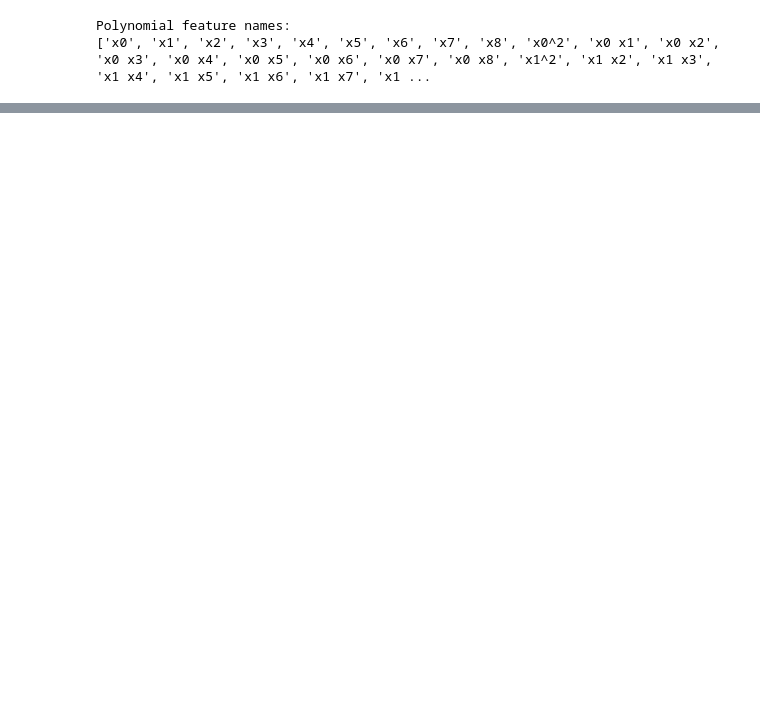
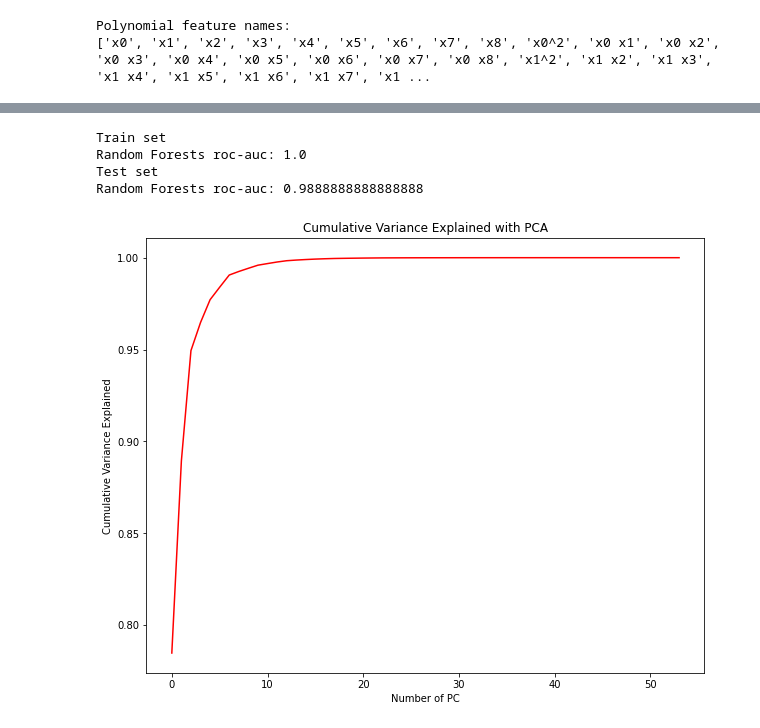
Before and after one commit to Jacqueline45/EE559_Algerian_Forest_Fires_Prediction, a Jupyter notebook: Feature_Engineering.ipynb, the cells around one changed output, grey strips where cells are left out. Cells and saved outputs as stored; diff of their text form; code cells hidden in the pictures; blank space fills up the shorter version.

```diff
--- a/Feature_Engineering.ipynb
+++ b/Feature_Engineering.ipynb
@@ -538,0 +842,43 @@ Polynomial feature names:
+# %%
+# Performance of RFC on Original Dataset with Constants, Duplicates and Correlated Features
+run_randomForests(X_train_original.drop(labels=['Temperature'], axis=1),
+                  X_test_original.drop(labels=['Temperature'], axis=1),
+                  y_train, y_test)
+# %% [output]
+Train set
+Random Forests roc-auc: 1.0
+Test set
+Random Forests roc-auc: 0.9888888888888888
+# %%
+from sklearn.decomposition import PCA
+import numpy as np
+# from sklearn.preprocessing import imputer
+
+from sklearn.pipeline import Pipeline
+
+train = fires_1_copy
+test = firestst_1_copy
+
+from sklearn.impute import SimpleImputer
+
+
+pipeline = Pipeline(steps=[("imputer", SimpleImputer(strategy="median")), ('pca', PCA())])
+
+train_pca = pipeline.fit_transform(train)
+
+# transform the testing data
+test_pca = pipeline.transform(test)
+
+
+
+# Extract the pca object
+pca = pipeline.named_steps['pca']
+
+# Plot the cumulative variance explained
+
+plt.figure(figsize = (10, 8))
+plt.plot(list(range(train.shape[1])), np.cumsum(pca.explained_variance_ratio_), 'r-')
+plt.xlabel('Number of PC'); plt.ylabel('Cumulative Variance Explained');
+plt.title('Cumulative Variance Explained with PCA');
+# %% [output]
+[figure, added]
```
Also changed, not shown: parts of 38 cells of this notebook.
